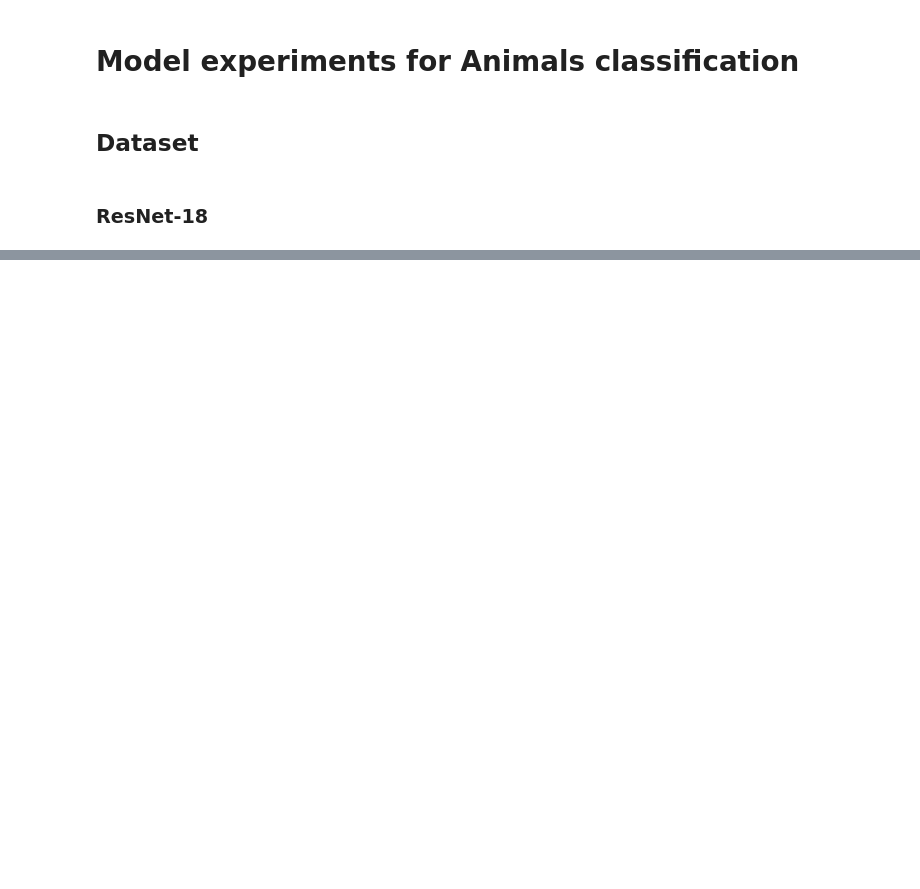
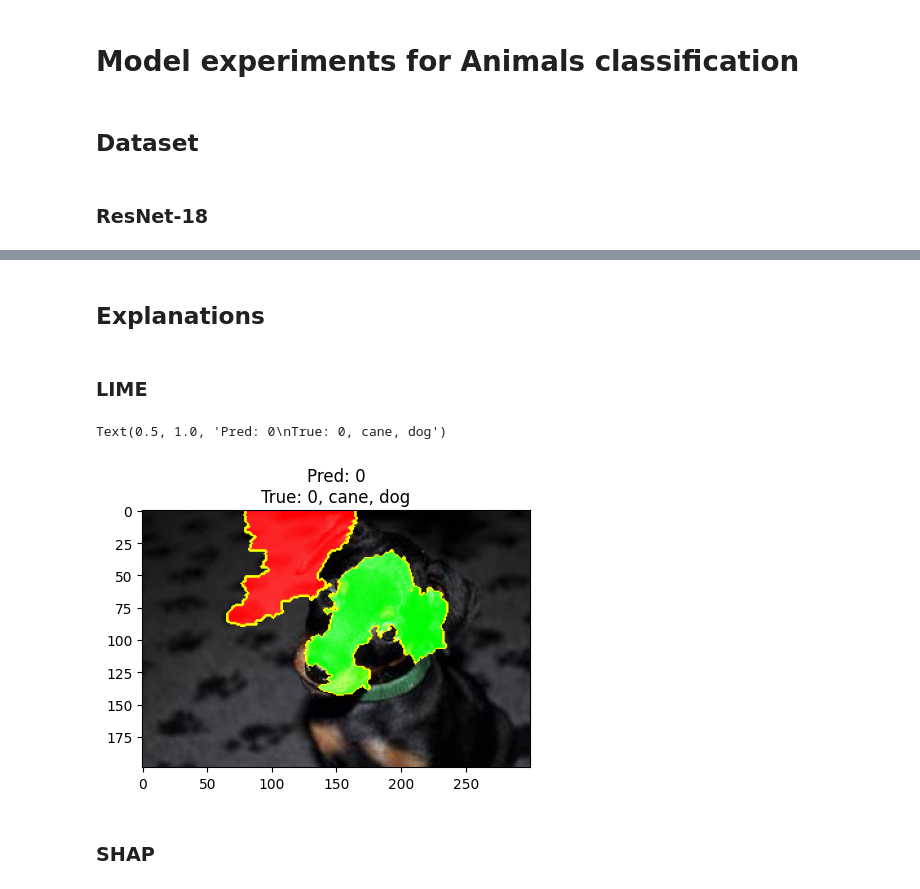
Before and after one commit to Ansever/program-synthesis, a Jupyter notebook: notebooks/model_experiments.ipynb, the cells around one changed output, grey strips where cells are left out. Cells and saved outputs as stored; diff of their text form; code cells hidden in the pictures; blank space fills up the shorter version.

Commit message:
Feat: resnet and explanations

```diff
--- a/notebooks/model_experiments.ipynb
+++ b/notebooks/model_experiments.ipynb
@@ -157,0 +311,24 @@ KeyboardInterrupt:
+# %% [markdown]
+## Explanations
+# %%
+def read_image_np(path: str | Path) -> np.ndarray:
+    path = Path(path)
+    image = PIL.Image.open(path)
+    return np.asarray(image)
+
+
+def show_image_np(image: np.ndarray, ax: plt.Axes | None = None) -> plt.Axes:
+    if ax is None:
+        fig, ax = plt.subplots()
+    ax.imshow(image)
+    return ax
+
+
+def show_image(path: str | Path, ax: plt.Axes | None = None) -> plt.Axes:
+    path = Path(path)
+    if ax is None:
+        fig, ax = plt.subplots()
+    show_image_np(read_image_np(path))
+    return ax
+# %% [markdown]
+### LIME
@@ -157,0 +373,30 @@ KeyboardInterrupt:
+# %%
+idx = 100
+
+model.eval()
+
+data_entry = train_dataset.data_df.iloc[idx]
+
+lime_explanation = lime_explain(
+    model,
+    train_dataset.transform,
+    read_image_np(train_dataset.data_df.iloc[idx]["path"]),
+    num_samples=1000,
+)
+
+temp, mask = lime_explanation.get_image_and_mask(
+    label=data_entry["label_idx"],
+    positive_only=False,
+    hide_rest=False,
+)
+fig, ax = plt.subplots(1, 1, figsize=(5, 5))
+show_image_np(mark_boundaries(temp, mask), ax=ax)
+ax.set_title(
+    f"Pred: {lime_explanation.top_labels[0]}\n"
+    + f"True: {data_entry['label_idx']}, {data_entry['italian_label'].value}, {data_entry['english_label'].value}"
+)
+# %% [output]
+Text(0.5, 1.0, 'Pred: 0\nTrue: 0, cane, dog')
+[figure, added]
+# %% [markdown]
+### SHAP
```
Also changed, not shown: parts of 19 cells of this notebook, 1 other file.
